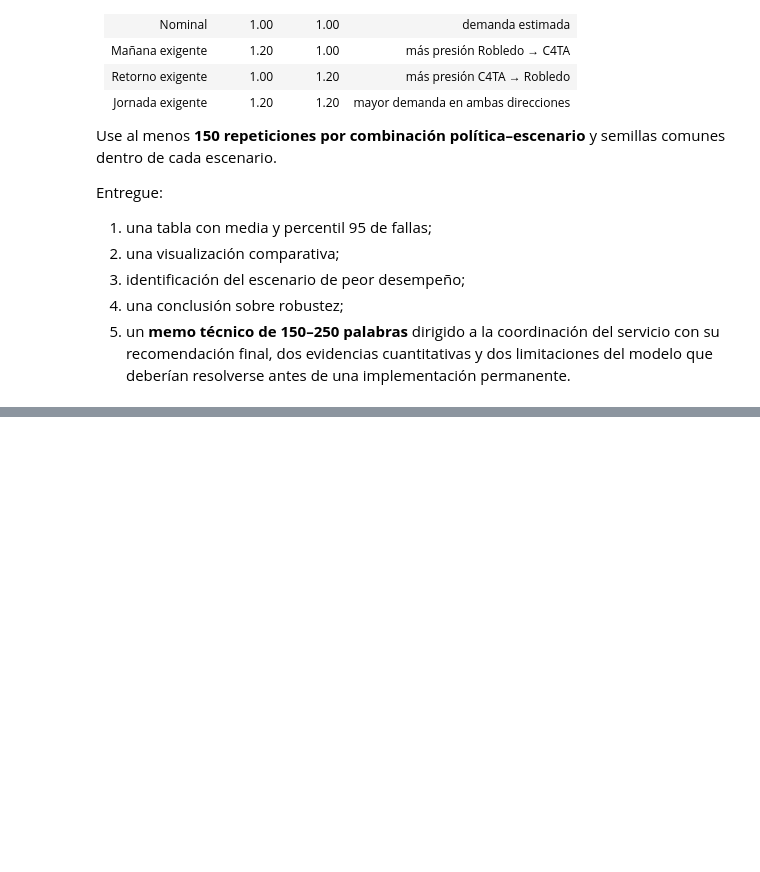
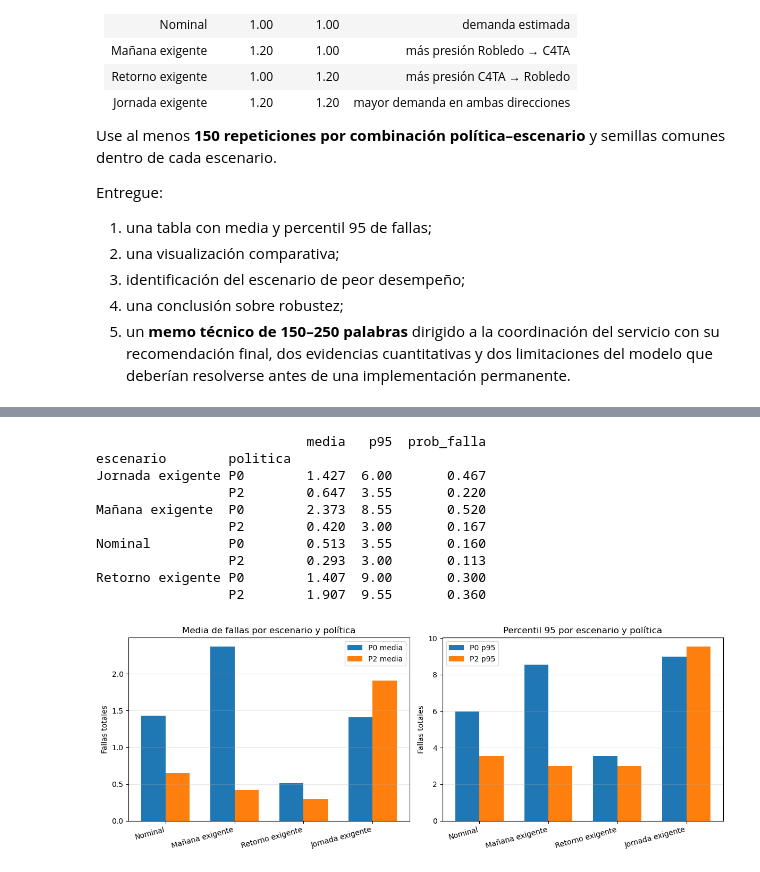
Before and after one commit to nykt3r/JupyterDevContainer, a Jupyter notebook: Taller_1_Modelos_y_Simulacion.ipynb, the cells around one changed output, grey strips where cells are left out. Saved outputs shown, nothing was run; the diff lists cells and outputs as text; code cells hidden in the pictures; blank space fills up the shorter version.

```diff
--- a/Taller_1_Modelos_y_Simulacion.ipynb
+++ b/Taller_1_Modelos_y_Simulacion.ipynb
@@ -378,0 +698,77 @@ escenarios = {
+# %%
+# B5 — Su solución
+
+escenarios = {
+    "Nominal": (1.00, 1.00),
+    "Mañana exigente": (1.20, 1.00),
+    "Retorno exigente": (1.00, 1.20),
+    "Jornada exigente": (1.20, 1.20),
+}
+
+# TODO 1: compare P0 con su política elegida en B4.
+politicas_b5 = ["P0", "P2"]
+
+# TODO 2: use al menos 150 semillas por escenario.
+N_REPS_B5 = 150
+registros_estres = []
+
+for nombre, (rc, cr) in escenarios.items():
+    for seed in range(N_REPS_B5):
+        for politica in politicas_b5:
+            corrida, movidas = simular_jornada_con_politica(
+                politica=politica, seed=seed, escala_rc=rc, escala_cr=cr,
+            )
+            fr = int(corrida["fallas_robledo"].iloc[-1])
+            fc = int(corrida["fallas_c4ta"].iloc[-1])
+            registros_estres.append({
+                "escenario": nombre,
+                "politica": politica,
+                "fallas_totales": fr + fc,
+                "hubo_falla": (fr + fc) > 0,
+            })
+
+# TODO 3: construya un DataFrame resumen.
+datos_estres = pd.DataFrame(registros_estres)
+tabla_estres = datos_estres.groupby(["escenario", "politica"]).agg(
+    media=("fallas_totales", "mean"),
+    p95=("fallas_totales", lambda s: s.quantile(0.95)),
+    prob_falla=("hubo_falla", "mean"),
+).round(3)
+print(tabla_estres)
+
+# TODO 4: genere una visualización comparativa.
+fig, (ax1, ax2) = plt.subplots(1, 2, figsize=(12, 4.5))
+esc_keys = list(escenarios.keys())
+x = np.arange(len(esc_keys))
+ancho = 0.35
+
+for i, politica in enumerate(politicas_b5):
+    sub = tabla_estres.xs(politica, level="politica")
+    ax1.bar(x + (i - 0.5) * ancho, sub["media"], ancho,
+            label=f"{politica} media", color=f"C{i}")
+    ax2.bar(x + (i - 0.5) * ancho, sub["p95"], ancho,
+            label=f"{politica} p95", color=f"C{i}")
+
+for ax in (ax1, ax2):
+    ax.set_xticks(x)
+    ax.set_xticklabels(esc_keys, rotation=15, ha="right")
+    ax.set_ylabel("Fallas totales")
+    ax.legend()
+    ax.grid(True, axis="y", alpha=0.3)
+
+ax1.set_title("Media de fallas por escenario y política")
+ax2.set_title("Percentil 95 por escenario y política")
+plt.tight_layout()
+plt.show()
+# %% [output]
+                           media   p95  prob_falla
+escenario        politica
+Jornada exigente P0        1.427  6.00       0.467
+                 P2        0.647  3.55       0.220
+Mañana exigente  P0        2.373  8.55       0.520
+                 P2        0.420  3.00       0.167
+Nominal          P0        0.513  3.55       0.160
+                 P2        0.293  3.00       0.113
+Retorno exigente P0        1.407  9.00       0.300
+                 P2        1.907  9.55       0.360
+[figure, added]
```
Also changed, not shown: parts of 24 cells of this notebook, 2 other files.
